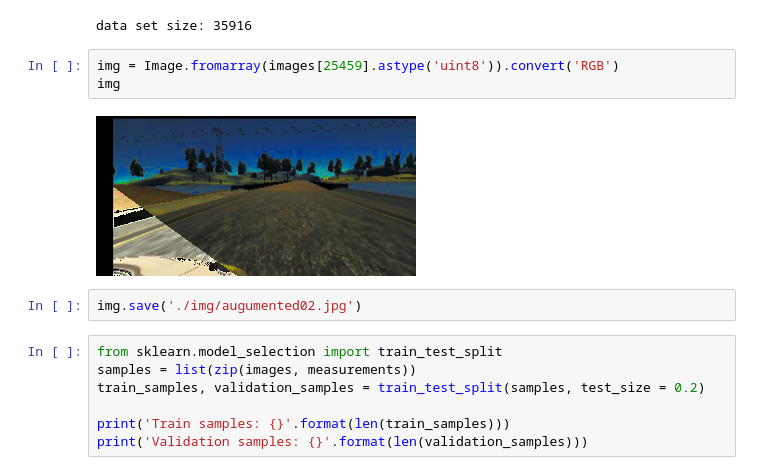
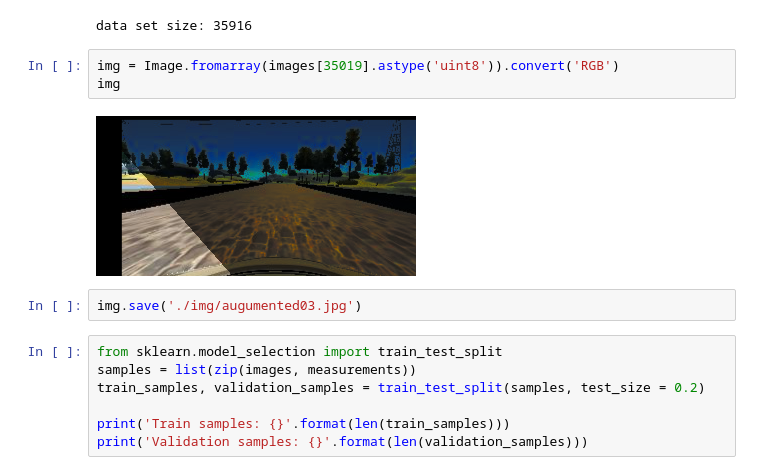
Before and after one commit to ZhaoDu/Self-Driving-ND-P4-BehavioralCloning, a Jupyter notebook: Behavior.ipynb, the cells around one changed output. Saved outputs shown, nothing was run; the diff lists cells and outputs as text.

```diff
--- a/Behavior.ipynb
+++ b/Behavior.ipynb
@@ -161,12 +161,12 @@ print('data set size: %d' %(len(measurements)))
 # %% [output]
 data set size: 35916
 # %%
-img = Image.fromarray(images[25459].astype('uint8')).convert('RGB')
+img = Image.fromarray(images[35019].astype('uint8')).convert('RGB')
 img
 # %% [output]
-[figure, old version]
+[figure, new version]
 # %%
-img.save('./img/augumented02.jpg')
+img.save('./img/augumented03.jpg')
 # %%
 from sklearn.model_selection import train_test_split
 samples = list(zip(images, measurements))
```
Also changed, not shown: 1 other file.
